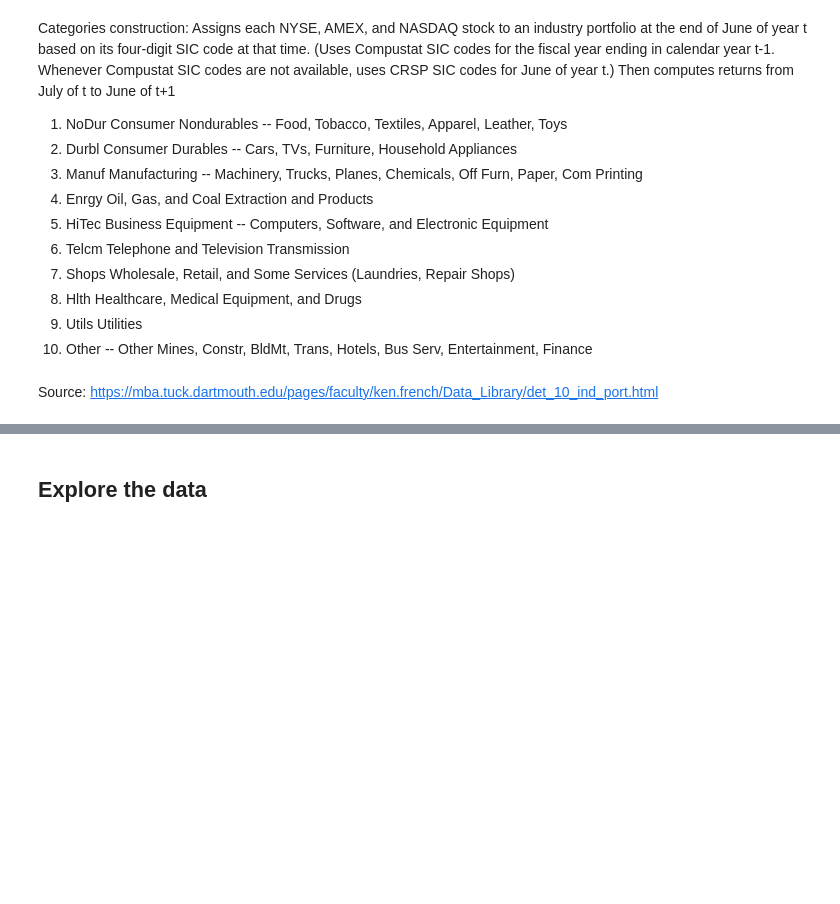
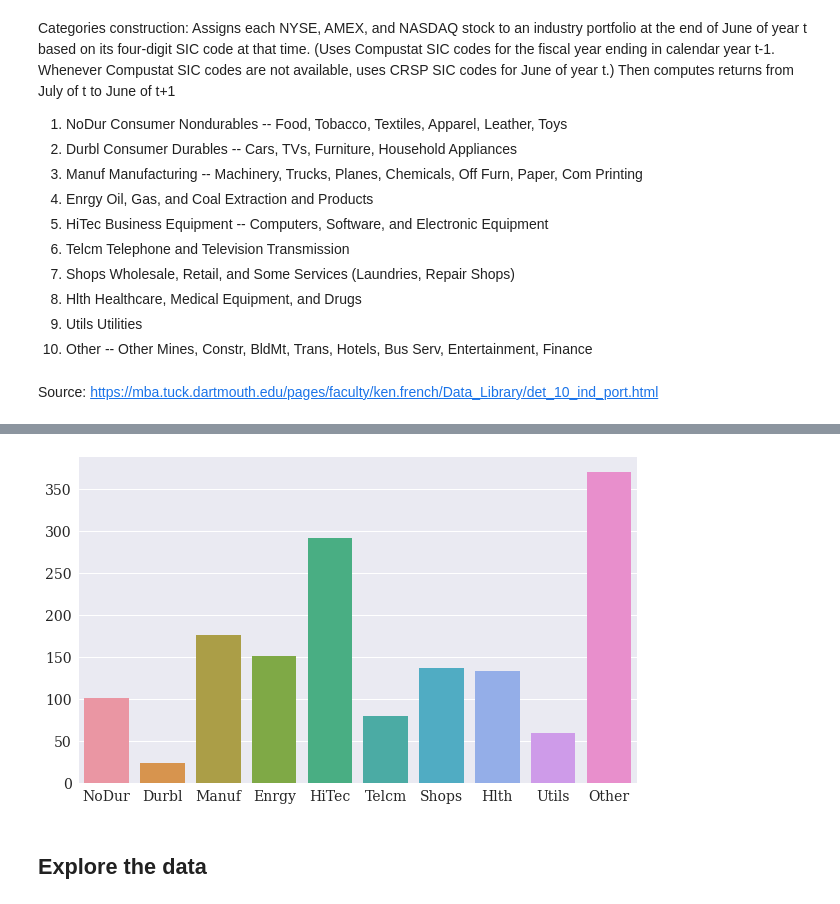
Before and after one commit to mateomarks/Black-Litterman, a Jupyter notebook: Base.ipynb, the cells around one changed output, grey strips where cells are left out. Cells and saved outputs as stored; diff of their text form; code cells hidden in the pictures; blank space fills up the shorter version.

```diff
--- a/Base.ipynb
+++ b/Base.ipynb
@@ -88,2 +101,6 @@ train.tail()
+# %%
+ax = sns.barplot( data=original_data.train['mktcap'].tail(1))
+# %% [output]
+[figure, added]
 # %% [markdown]
 ## Explore the data
```
Also changed, not shown: parts of 44 cells of this notebook.
